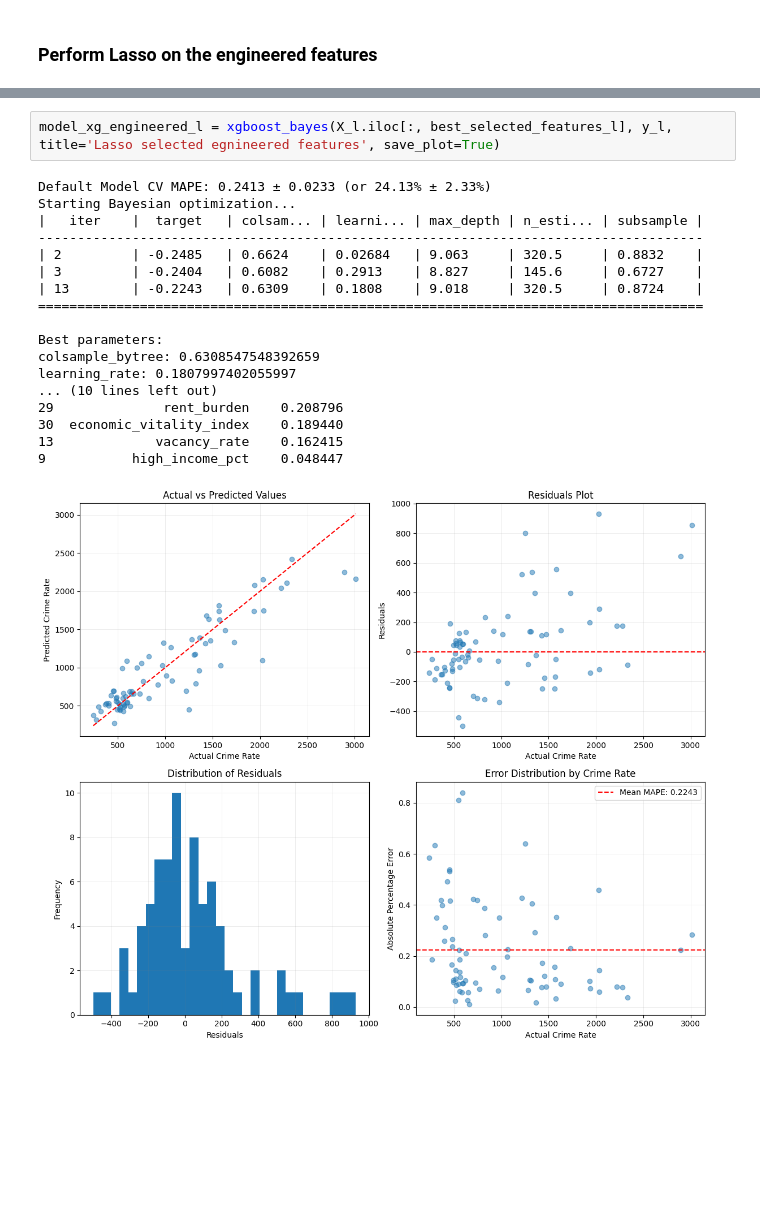
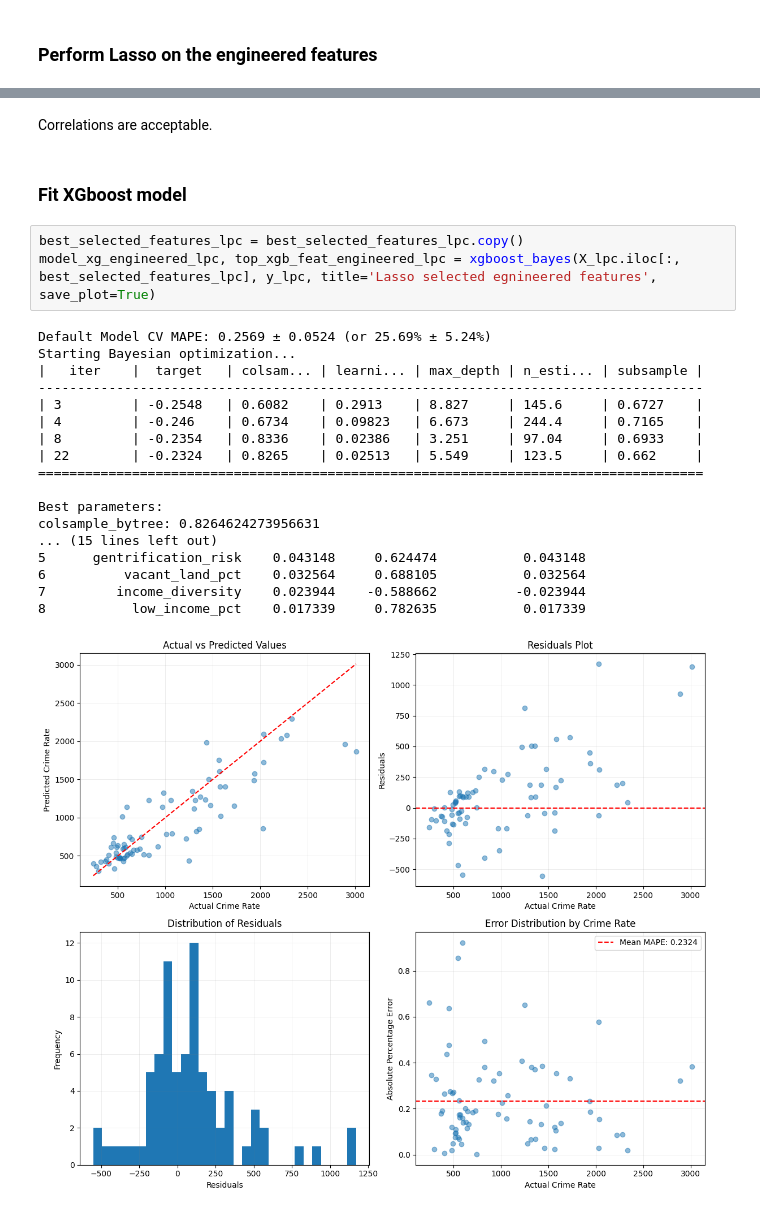
Before and after one commit to VanDang003/Analysis-of-Crime-and-Socioeconomic-Factors-in-Chicago, a Jupyter notebook: Feature Selection.ipynb, the cells around one changed output, grey strips where cells are left out. Drawn from its saved outputs; the diff is of its cells as text; blank space fills up the shorter version.

```diff
--- a/Feature Selection.ipynb
+++ b/Feature Selection.ipynb
@@ -530,22 +612,27 @@ lasso_analysis_engineered_l
+# %% [markdown]
+Correlations are acceptable.
+# %% [markdown]
+### Fit XGboost model
 # %%
-model_xg_engineered_l = xgboost_bayes(X_l.iloc[:, best_selected_features_l], y_l, title='Lasso selected egnineered features', save_plot=True)
+best_selected_features_lpc = best_selected_features_lpc.copy()
+model_xg_engineered_lpc, top_xgb_feat_engineered_lpc = xgboost_bayes(X_lpc.iloc[:, best_selected_features_lpc], y_lpc, title='Lasso selected egnineered features', save_plot=True)
 # %% [output]
-Default Model CV MAPE: 0.2413 ± 0.0233 (or 24.13% ± 2.33%)
+Default Model CV MAPE: 0.2569 ± 0.0524 (or 25.69% ± 5.24%)
 Starting Bayesian optimization...
 |   iter    |  target   | colsam... | learni... | max_depth | n_esti... | subsample |
 -------------------------------------------------------------------------------------
-| 2         | -0.2485   | 0.6624    | 0.02684   | 9.063     | 320.5     | 0.8832    |
-| 3         | -0.2404   | 0.6082    | 0.2913    | 8.827     | 145.6     | 0.6727    |
-| 13        | -0.2243   | 0.6309    | 0.1808    | 9.018     | 320.5     | 0.8724    |
+| 3         | -0.2548   | 0.6082    | 0.2913    | 8.827     | 145.6     | 0.6727    |
+| 4         | -0.246    | 0.6734    | 0.09823   | 6.673     | 244.4     | 0.7165    |
+| 8         | -0.2354   | 0.8336    | 0.02386   | 3.251     | 97.04     | 0.6933    |
+| 22        | -0.2324   | 0.8265    | 0.02513   | 5.549     | 123.5     | 0.662     |
 =====================================================================================
 
 Best parameters:
-colsample_bytree: 0.6308547548392659
-learning_rate: 0.1807997402055997
-... (10 lines left out)
-29              rent_burden    0.208796
-30  economic_vitality_index    0.189440
-13             vacancy_rate    0.162415
-9           high_income_pct    0.048447
+colsample_bytree: 0.8264624273956631
+... (15 lines left out)
+5      gentrification_risk    0.043148     0.624474           0.043148
+6          vacant_land_pct    0.032564     0.688105           0.032564
+7         income_diversity    0.023944    -0.588662          -0.023944
+8           low_income_pct    0.017339     0.782635           0.017339
-[figure, old version]
+[figure, new version]
 # %% [markdown]
```
Also changed, not shown: parts of 53 cells of this notebook, 10 other files.
